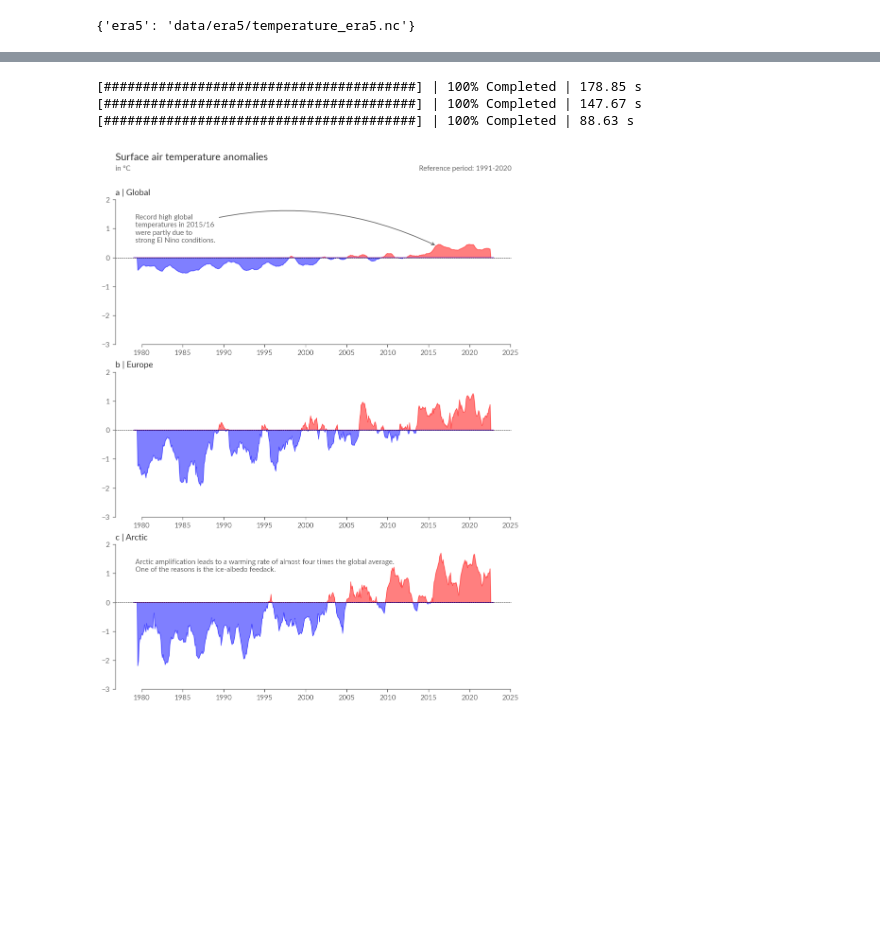
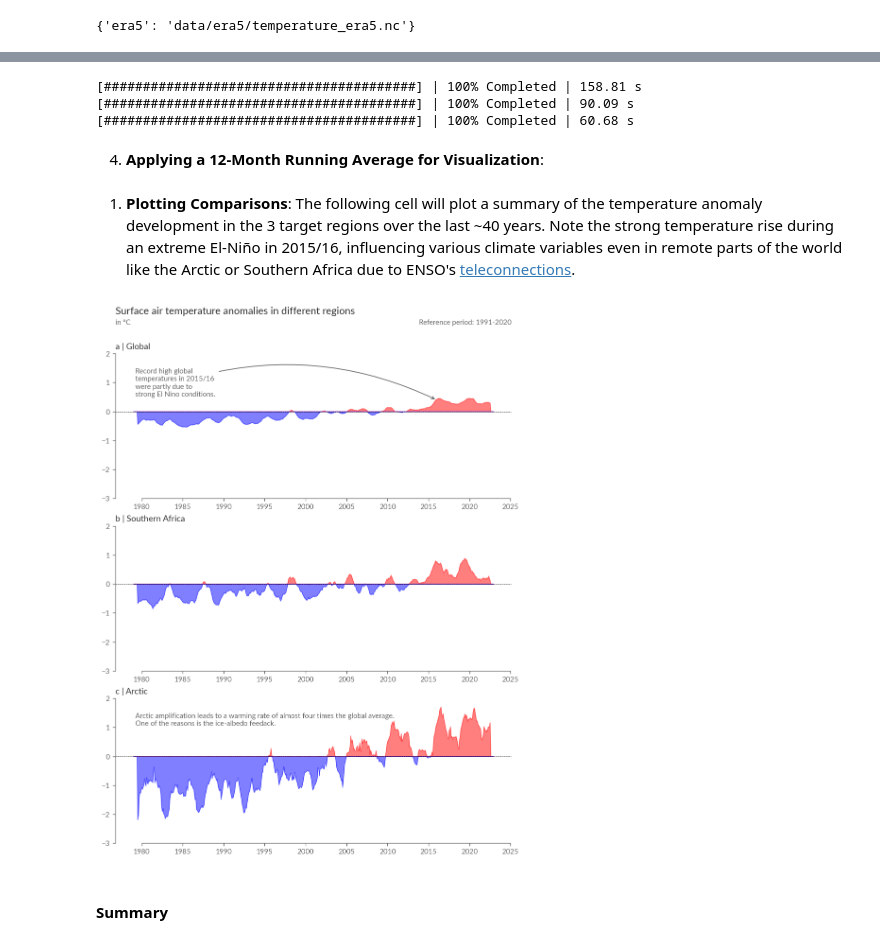
Before and after one commit to ECMWFCode4Earth/sketchbook-earth, a Jupyter notebook: tutorials/02_temperature/02c_temperature.ipynb, the cells around one changed output, grey strips where cells are left out. Cells and saved outputs as stored; diff of their text form; code cells hidden in the pictures; blank space fills up the shorter version.

```diff
--- a/tutorials/02_temperature/02c_temperature.ipynb
+++ b/tutorials/02_temperature/02c_temperature.ipynb
@@ -141,0 +323,4 @@ def streamline_coords(da):
+# %%
+# Compute the most recent anomaly
+with ProgressBar():
+    era5_in_2022 = era5["anom"].sel(time='2022-12').compute()
@@ -141,0 +335,8 @@ def streamline_coords(da):
+# %%
+levels = np.arange(-6, 6.5, 1)
+kwargs = dict(
+    levels=levels,
+    transform=PROJS["Data"],
+    cmap="RdBu_r",
+    cbar_kwargs=dict(label="Temperature anomaly (ºC)"),
+)
@@ -272,29 +436,33 @@ plt.show()
 # Running twelve-month averages of global-mean and European-mean
 # surface air temperature anomalies relative to 1991-2020
 # -----------------------------------------------------------------------------
-era5_satellite = era5["anom"].sel(time=slice("1979", None))
+era5_anoms = era5["anom"].sel(time=slice("1979", None))
 era5_global_mean = weighted_spatial_average(
-    era5_satellite, REGIONS["Global"], land_mask=None
+    era5_anoms, REGIONS["Global"], land_mask=None
 )
-era5_europe_mean = weighted_spatial_average(
-    era5_satellite, REGIONS["Europe"], era5["lsm"]
+era5_sa_mean = weighted_spatial_average(
+    era5_anoms, REGIONS["Southern Africa"], era5["lsm"]
 )
 era5_arctic_mean = weighted_spatial_average(
-    era5_satellite, REGIONS["Arctic"], era5["lsm"]
+    era5_anoms, REGIONS["Arctic"], era5["lsm"]
 )
 
 with ProgressBar():
     era5_global_mean = era5_global_mean.compute()
-    era5_europe_mean = era5_europe_mean.compute()
+    era5_sa_mean = era5_sa_mean.compute()
     era5_arctic_mean = era5_arctic_mean.compute()
 # %% [output]
-[########################################] | 100% Completed | 178.85 s
-[########################################] | 100% Completed | 147.67 s
-[########################################] | 100% Completed | 88.63 s
+[########################################] | 100% Completed | 158.81 s
+[########################################] | 100% Completed | 90.09 s
+[########################################] | 100% Completed | 60.68 s
+# %% [markdown]
+4. **Applying a 12-Month Running Average for Visualization**:
 # %%
 era5_global_mean_smooth = era5_global_mean.rolling(time=12, center=True).mean()
-era5_europe_mean_smooth = era5_europe_mean.rolling(time=12, center=True).mean()
+era5_sa_mean_smooth = era5_sa_mean.rolling(time=12, center=True).mean()
 era5_arctic_mean_smooth = era5_arctic_mean.rolling(time=12, center=True).mean()
+# %% [markdown]
+1. **Plotting Comparisons**: The following cell will plot a summary of the temperature anomaly development in the 3 target regions over the last ~40 years. Note the strong temperature rise during an extreme El-Niño in 2015/16, influencing various climate variables even in remote parts of the world like the Arctic or Southern Africa due to ENSO's [teleconnections](https://www.noaa.gov/jetstream/enso_impacts).
 # %%
 fig = plt.figure(figsize=(9, 12), dpi=120)
 gs = GridSpec(4, 1, figure=fig, height_ratios=[0.05, 1, 1, 1], hspace=0.25)
@@ -319,7 +487,7 @@ def add_time_series(da, ax):
 
 
 add_time_series(era5_global_mean_smooth, axes[0])
-add_time_series(era5_europe_mean_smooth, axes[1])
+add_time_series(era5_sa_mean_smooth, axes[1])
 add_time_series(era5_arctic_mean_smooth, axes[2])
 
 # Add annotations describing the data
@@ -329,33 +497,35 @@ axes[0].annotate(
     desc_global,
     xy=(dt.datetime(2016, 1, 1), 0.4),
     xytext=(0.05, 0.9),
     textcoords=axes[0].transAxes,
     ha="left",
     va="top",
     arrowprops=dict(arrowstyle="->", color=".4", connectionstyle="arc3,rad=-0.2"),
 )
 axes[2].text(0.05, 0.9, desc_artic, transform=axes[2].transAxes, ha="left", va="top")
 
-titles = ["Global", "Europe", "Arctic"]
+titles = ["Global", "Southern Africa", "Arctic"]
 for i, ax in enumerate(axes):
     ax.set_ylim(-3, 2)
     ax.axhline(0, color="k", ls="--", lw=0.5)
     ax.set_title(f"{ABC[i]} | {titles[i]}")
     ax.xaxis.set_major_formatter(mdates.DateFormatter("%Y"))
 tax.axis("off")
-tax.set_title("Surface air temperature anomalies", fontsize="x-large")
+tax.set_title("Surface air temperature anomalies in different regions", fontsize="x-large")
 tax.text(0, 0, "in °C", ha="left", va="bottom", transform=tax.transAxes)
 ref_start = REF_PERIOD["time"].start
 ref_end = REF_PERIOD["time"].stop
 tax.text(
     1,
     0,
     f"Reference period: {ref_start}-{ref_end}",
     ha="right",
     va="bottom",
     transform=tax.transAxes,
 )
 
 sns.despine(fig, trim=True)
 # %% [output]
-[figure, old version]
+[figure, new version]
+# %% [markdown]
+#### Summary
```
Also changed, not shown: parts of 51 cells of this notebook, 2 other files.
